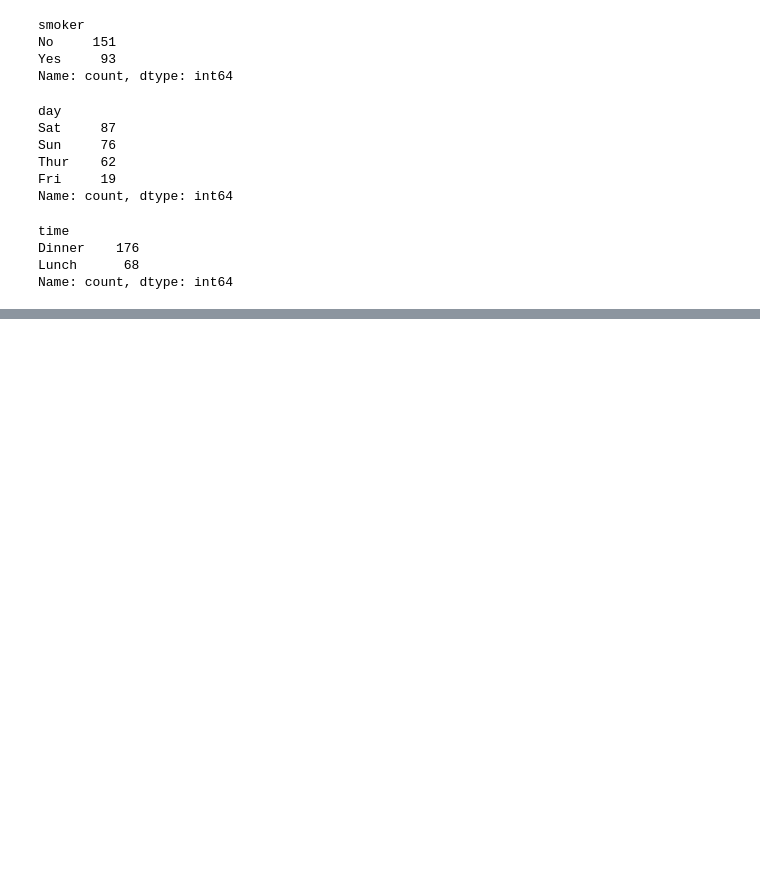
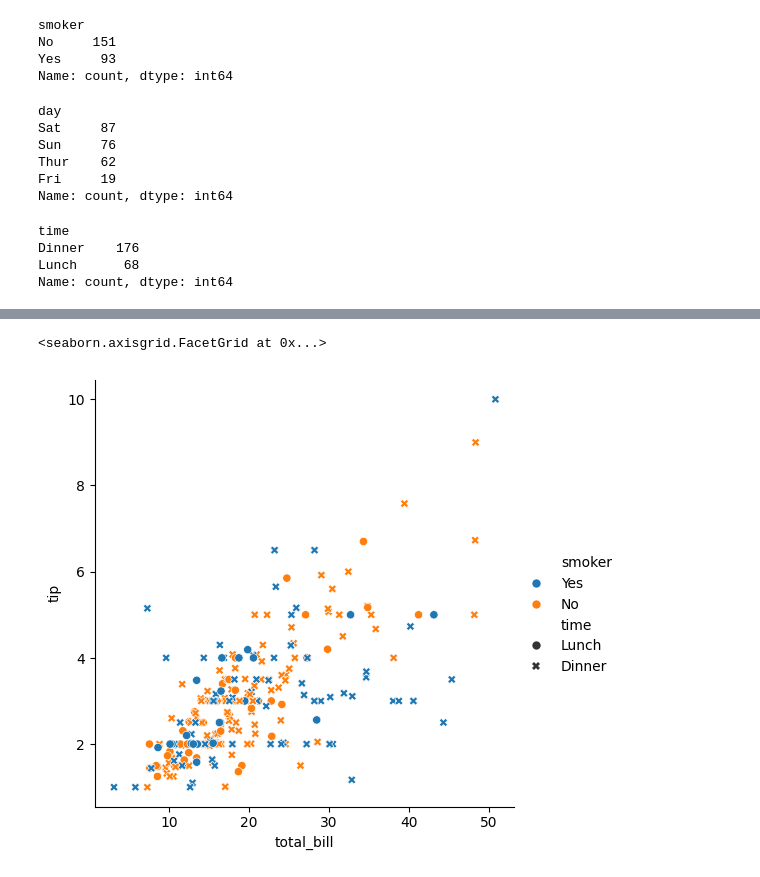
Before and after one commit to tareq-ur/Project1, a Jupyter notebook: Seaborn/Seabron1st.ipynb, the cells around one changed output, grey strips where cells are left out. Drawn from its saved outputs; the diff is of its cells as text; code cells hidden in the pictures; blank space fills up the shorter version.

```diff
--- a/Seaborn/Seabron1st.ipynb
+++ b/Seaborn/Seabron1st.ipynb
@@ -112,0 +112,14 @@ sns.relplot(
+# %%
+sns.relplot(
+    data=tips,
+    x="total_bill",
+    y="tip",
+    hue="smoker",
+    style="time",
+
+
+
+)
+# %% [output]
+<seaborn.axisgrid.FacetGrid at 0x...>
+[figure, added]
```
Also changed, not shown: parts of 1 cell of this notebook.
